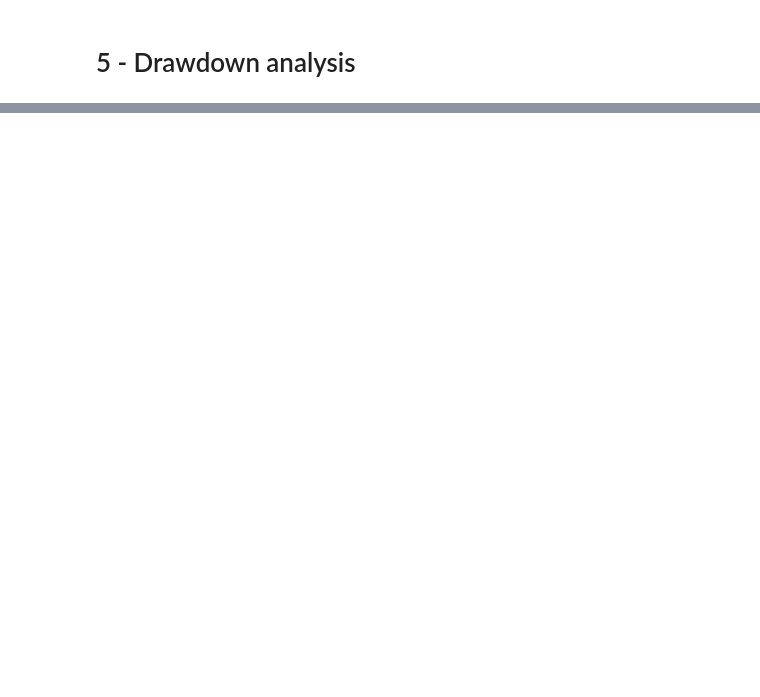
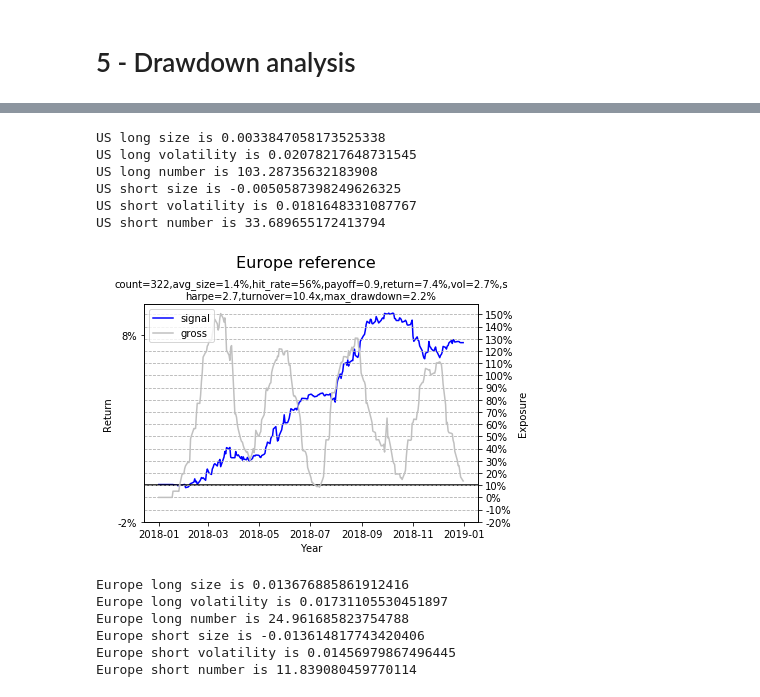
Before and after one commit to zliyclh/post_result, a Jupyter notebook: Signal 1 new version.ipynb, the cells around one changed output, grey strips where cells are left out. Cells and saved outputs as stored; diff of their text form; code cells hidden in the pictures; blank space fills up the shorter version.

```diff
--- a/Signal 1 new version.ipynb
+++ b/Signal 1 new version.ipynb
@@ -802,0 +827,26 @@ def portfolio_drawdown_df(portfolio_cache,stop,multiple):
+# %%
+'''
+US reference sizing and volatility
+'''
+print("US long size is "+str(_long_US_live[2].apply(lambda x:x.dropna().iloc[0],axis=0).mean()))
+print("US long volatility is "+str(US.loc[_long_US_live[-1].index]["30d_vol"].mean()))
+print("US long number is "+str(_long_US_live[2].count(axis=1).mean()))
+print("US short size is "+str(_short_US_live[2].apply(lambda x:x.dropna().iloc[0],axis=0).mean()))
+print("US short volatility is "+str(US.loc[_short_US_live[-1].index]["30d_vol"].mean()))
+print("US short number is "+str(_short_US_live[2].count(axis=1).mean()))
+# %% [output]
+US long size is 0.0033847058173525338
+US long volatility is 0.02078217648731545
+US long number is 103.28735632183908
+US short size is -0.0050587398249626325
+US short volatility is 0.0181648331087767
+US short number is 33.689655172413794
+# %%
+Europe_live=signal(fundamental_df=Europe,
+                   price_df=Europe_price,
+                   EAR_period=2,
+                   long_criteria=((1,1000),(0.03,1000),None,None),
+                   short_criteria=((-1000,-2),(-1000,-0.03),None,(5000,10000000)),
+                   holding=30,
+                   start=pd.Timestamp(2018,1,1),
+                   end=pd.Timestamp(2018,12,31))
@@ -802,0 +861,21 @@ def portfolio_drawdown_df(portfolio_cache,stop,multiple):
+# %%
+Europe_live.plot_account("Europe reference")
+# %% [output]
+[figure, added]
+# %%
+'''
+Europe reference sizing and volatility
+'''
+print("Europe long size is "+str(_long_Europe_live[2].apply(lambda x:x.dropna().iloc[0],axis=0).mean()))
+print("Europe long volatility is "+str(Europe.loc[_long_Europe_live[-1].index]["30d_vol"].mean()))
+print("Europe long number is "+str(_long_Europe_live[2].count(axis=1).mean()))
+print("Europe short size is "+str(_short_Europe_live[2].apply(lambda x:x.dropna().iloc[0],axis=0).mean()))
+print("Europe short volatility is "+str(Europe.loc[_short_Europe_live[-1].index]["30d_vol"].mean()))
+print("Europe short number is "+str(_short_Europe_live[2].count(axis=1).mean()))
+# %% [output]
+Europe long size is 0.013676885861912416
+Europe long volatility is 0.01731105530451897
+Europe long number is 24.961685823754788
+Europe short size is -0.013614817743420406
+Europe short volatility is 0.01456979867496445
+Europe short number is 11.839080459770114
```
Also changed, not shown: parts of 25 cells of this notebook, 4 other files.
